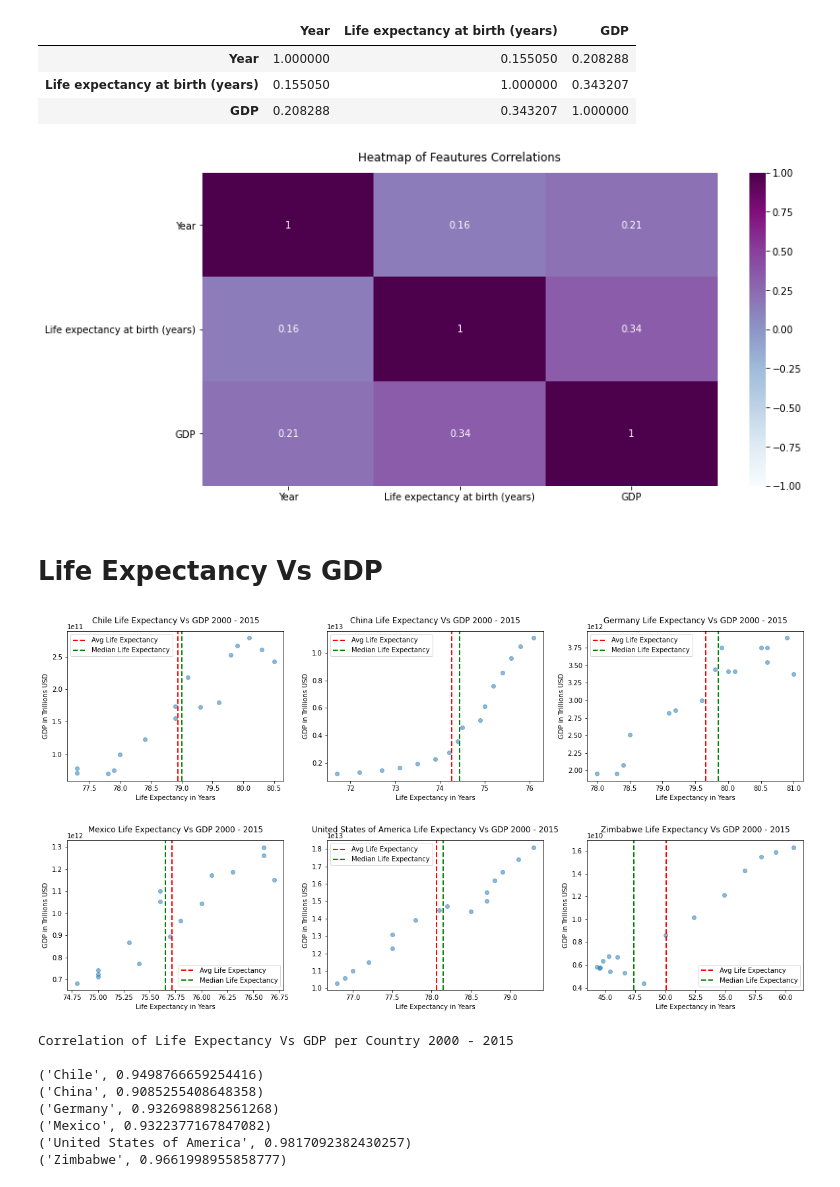
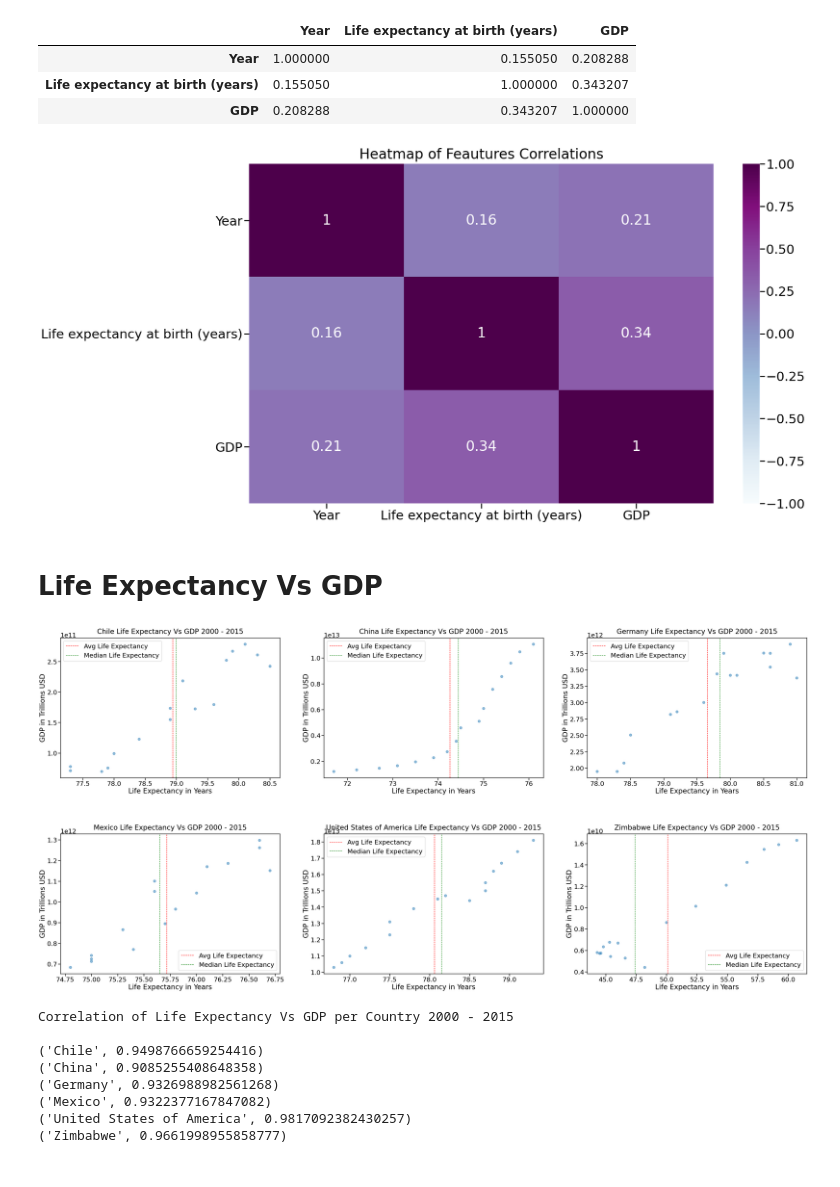
Before and after one commit to princeKike27/Life-Expctancy-GDP, a Jupyter notebook: Life_Expectancy_GDP.ipynb, the cells around one changed output. Saved outputs shown, nothing was run; the diff lists cells and outputs as text; code cells hidden in the pictures.

```diff
--- a/Life_Expectancy_GDP.ipynb
+++ b/Life_Expectancy_GDP.ipynb
@@ -122,8 +122,9 @@ plt.show()
 # %%
 # line plot of life expectancy
 
-f, ax = plt.subplots(figsize=(12, 6))
+f, ax = plt.subplots(figsize=(35, 15))
 
+sns.set_context('poster', font_scale=1.4)
 sns.lineplot(x='Year', y='Life expectancy at birth (years)', data=df, hue='Country')
 
 plt.title('Life Expectancy 2000 - 2015', pad=12)
@@ -186,14 +187,14 @@ df.corr()
 # %%
 # heatmap of correlations
 
-fig = plt.figure(figsize=(12, 6))
+fig = plt.figure(figsize=(25, 15))
 sns.heatmap(df.corr(), vmin=-1, vmax=1, annot=True, cmap='BuPu')
 
 plt.title('Heatmap of Feautures Correlations', pad=12)
 
 plt.show()
 # %% [output]
-[figure, old version]
+[figure, new version]
 # %% [markdown]
 # Life Expectancy Vs GDP
 # %%
@@ -207,7 +208,7 @@ countries = list(df['Country'].unique())
 # dict to store correlation per country
 countries_correlation = {}
 
-fig = plt.figure(figsize=(20, 10))
+fig = plt.figure(figsize=(65, 30))
 # adjust vertical space between subplots
 plt.subplots_adjust(hspace=0.4)
 
@@ -234,14 +235,14 @@ for el in countries:
   plt.axvline(country_df['Life expectancy at birth (years)'].median(), linestyle='dashed', linewidth=2, color='green', label='Median Life Expectancy')
   plt.xlabel('Life Expectancy in Years')
   plt.ylabel('GDP in Trillions USD')
-  plt.title(f'{el} Life Expectancy Vs GDP 2000 - 2015', pad=12)
+  plt.title(f'{el} Life Expectancy Vs GDP 2000 - 2015', pad=20)
   plt.legend()
   # increase plot position
   n += 1
 
 plt.show()
 # %% [output]
-[figure, old version]
+[figure, new version]
 # %%
 print('Correlation of Life Expectancy Vs GDP per Country 2000 - 2015', '\n')
 
```
Also changed, not shown: parts of 7 cells of this notebook.
